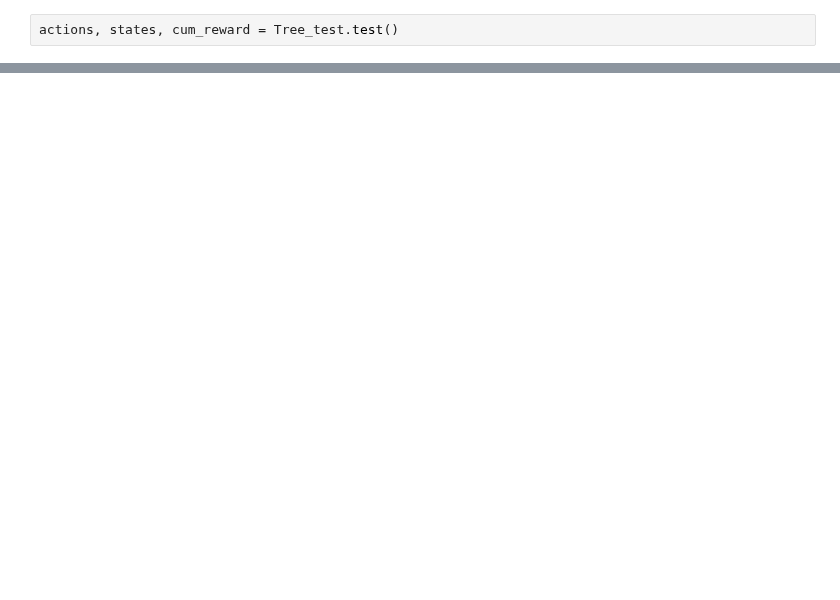
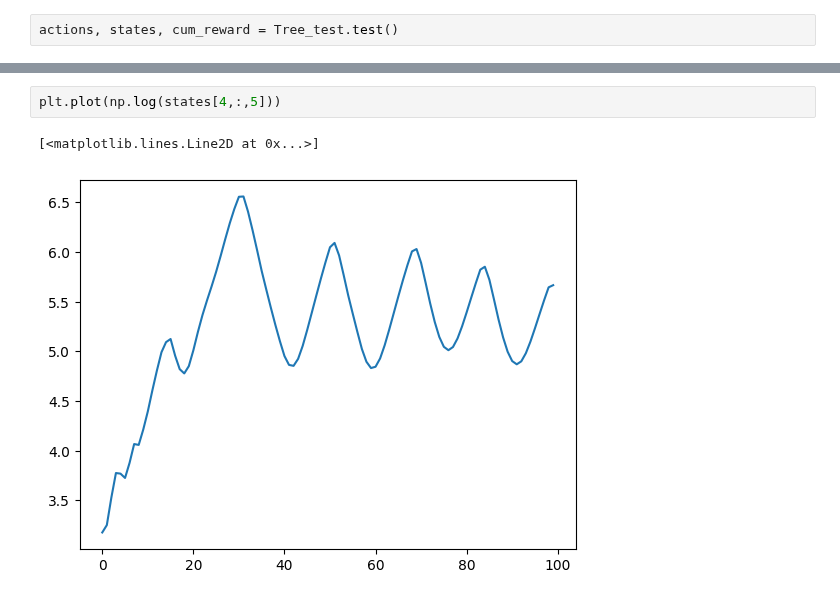
Before and after one commit to SuReLI/hiv_experiment, a Jupyter notebook: 2023/Extra_trees/Extra_trees.ipynb, the cells around one changed output, grey strips where cells are left out. Cells and saved outputs as stored; diff of their text form; blank space fills up the shorter version.

```diff
--- a/2023/Extra_trees/Extra_trees.ipynb
+++ b/2023/Extra_trees/Extra_trees.ipynb
@@ -202,0 +204,5 @@ cum_reward
+# %%
+plt.plot(np.log(states[4,:,5]))
+# %% [output]
+[<matplotlib.lines.Line2D at 0x...>]
+[figure, added]
```
Also changed, not shown: parts of 6 cells of this notebook.
